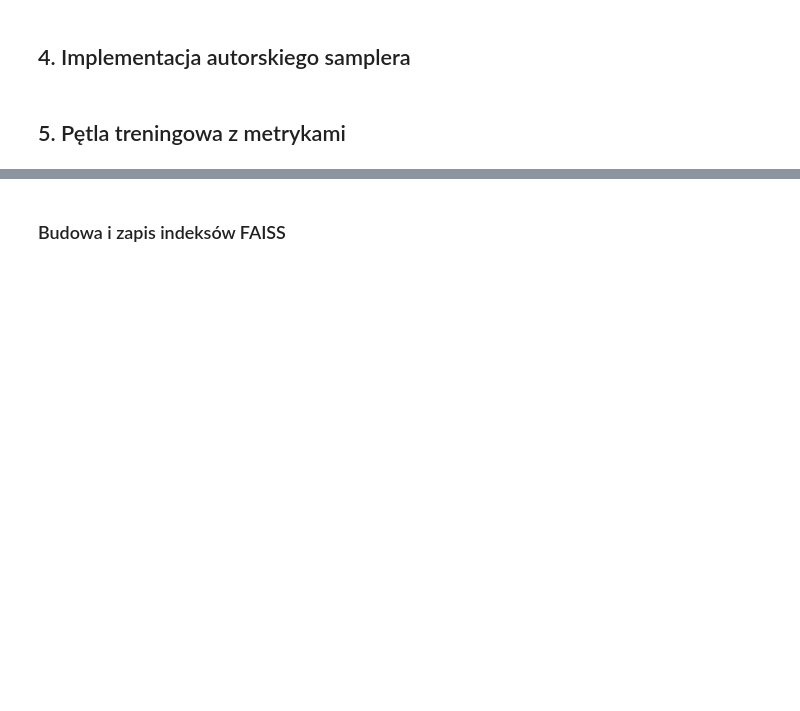
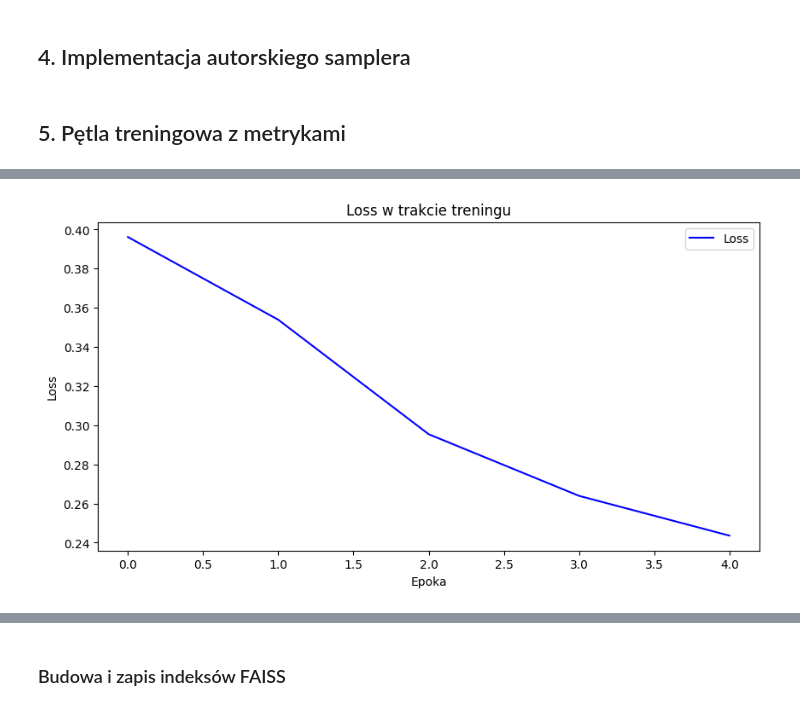
Before and after one commit to Kanigzzz/CLIP-CI-CD-Pipeline, a Jupyter notebook: notebooks/main.ipynb, the cells around one changed output, grey strips where cells are left out. Cells and saved outputs as stored; diff of their text form; code cells hidden in the pictures; blank space fills up the shorter version.

```diff
--- a/notebooks/main.ipynb
+++ b/notebooks/main.ipynb
@@ -445,7 +510,11 @@ optimizer = torch.optim.AdamW([
 ])
 # %%
 epochs = cfg['training'].get('epochs_f2', 5)
-best_loss = float("inf")
+best_loss = float('inf')
+epochs_without_update = 0
+patience = cfg['training']['patience']
+history = {"loss": [], "top1": [], "top3": [], "lr": []}
+
 
 for epoch in range(epochs):
     metrics = train_epoch(model, criterion, optimizer, dataloader, device)
@@ -454,9 +523,20 @@ for epoch in range(epochs):
     top1 = metrics['top1_accuracy']
     top3 = metrics['top3_accuracy']
 
+    history['loss'].append(epoch_loss)
+    history['top1'].append(top1)
+    history['top3'].append(top3)
+
     print(f"Epoch {epoch+1:02d}/{epochs} | Loss: {epoch_loss:.4f} | Top-1: {top1:.2%} | Top-3: {top3:.2%}")
+    history['lr'].append(optimizer.param_groups[0]['lr'])
 
     if epoch_loss < best_loss:
         best_loss = epoch_loss
+        epochs_without_update = 0
         torch.save(model.state_dict(), "../models/best_model.pth")
+    else:
+        epochs_without_update += 1
+        if epochs_without_update >= patience:
+            print(f"   Brak poprawy przez {patience} kolejnych epok. Najlepszy uzyskany Loss: {best_loss:.4f}")
+            break
 # %% [output]
@@ -467,0 +548,4 @@ Epoch 05/5 | Loss: 0.2782 | Top-1: 91.44% | Top-3: 99.91%
+# %%
+plot_loss_history(history)
+# %% [output]
+[figure, added]
```
Also changed, not shown: parts of 19 cells of this notebook, 1 other file.
